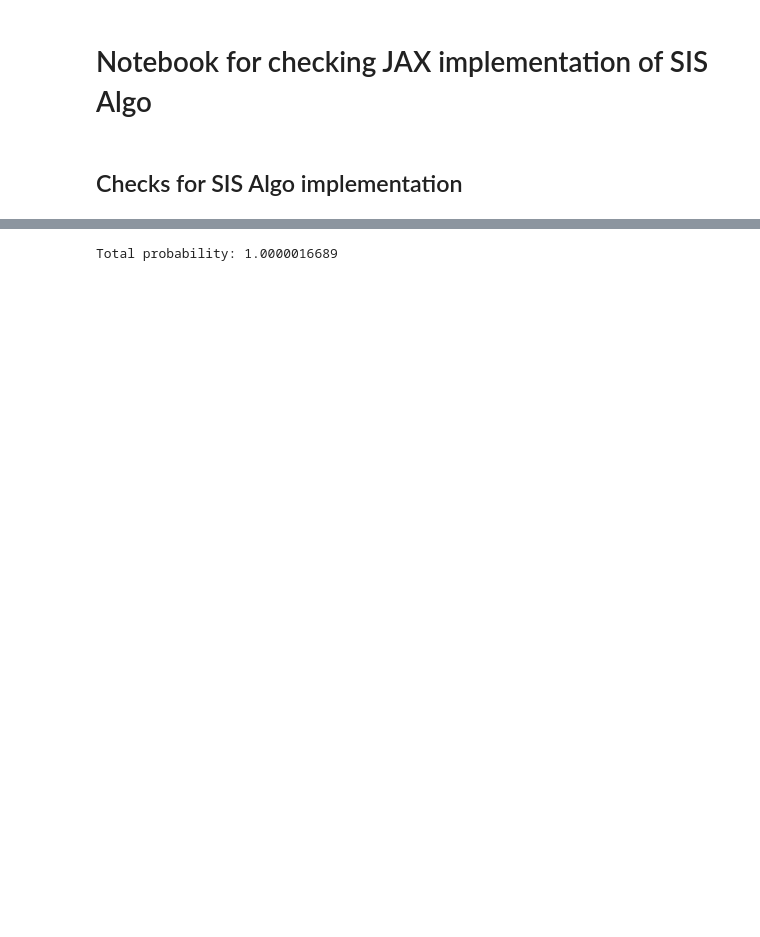
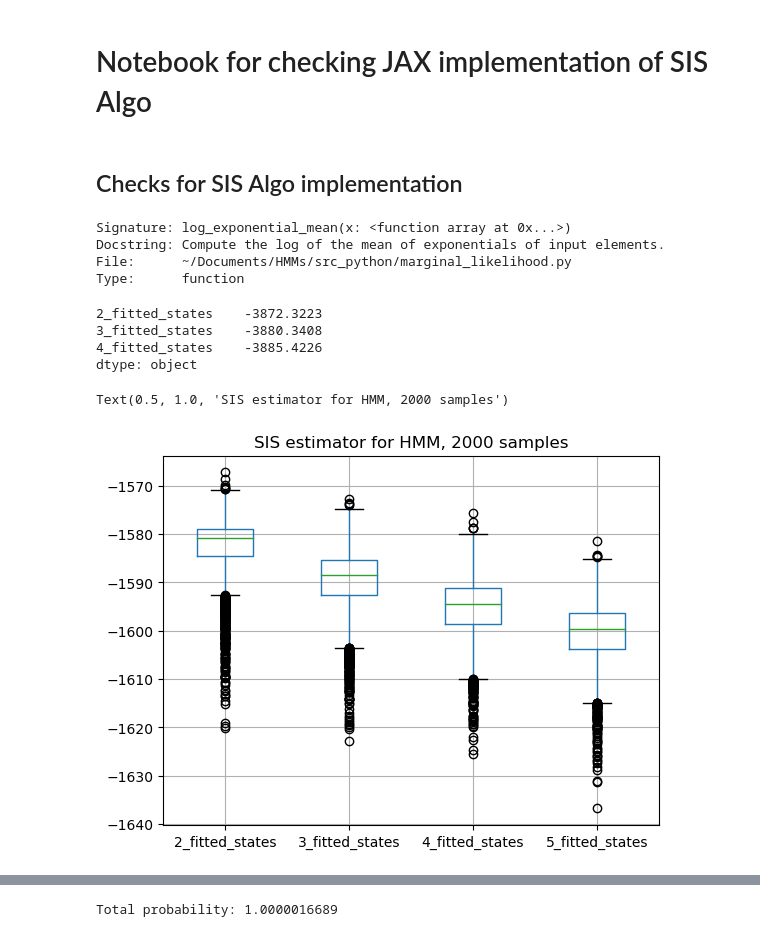
Before and after one commit to dm1729/HMMs, a Jupyter notebook: src_python/marginal_likelihood_checks.ipynb, the cells around one changed output, grey strips where cells are left out. Cells and saved outputs as stored; diff of their text form; code cells hidden in the pictures; blank space fills up the shorter version.

Commit message:
notebook for checking marginal likelihood

```diff
--- a/src_python/marginal_likelihood_checks.ipynb
+++ b/src_python/marginal_likelihood_checks.ipynb
@@ -49,0 +80,32 @@ obs_data = jnp.array([random.choice(k, num_emissions, p=emission_mat[state]) for
+# %%
+out_dict = {}
+for num_states in [2, 3, 4]:
+    out = sis_estimator_hmm(obs_data, iters=2000, num_bins=4, num_states=num_states)
+    out_dict[f'{num_states}_fitted_states'] = out
+out_df = pd.DataFrame(out_dict)
+# %%
+log_exponential_mean?
+# %% [output]
+Signature: log_exponential_mean(x: <function array at 0x...>)
+Docstring: Compute the log of the mean of exponentials of input elements.
+File:      ~/Documents/HMMs/src_python/marginal_likelihood.py
+Type:      function
+# %%
+out_df.apply(lambda col: log_exponential_mean(jnp.array(col)), axis=0)
+# %% [output]
+2_fitted_states    -3872.3223
+3_fitted_states    -3880.3408
+4_fitted_states    -3885.4226
+dtype: object
+# %%
+out_dict = {}
+for num_states in [2, 3, 4, 5]:
+    out = sis_estimator_hmm(obs_data, iters=5000, num_bins=4, num_states=num_states)
+    out_dict[f'{num_states}_fitted_states'] = out
+out_df = pd.DataFrame(out_dict)
+# %%
+out_df.boxplot()
+plt.title('SIS estimator for HMM, 2000 samples')
+# %% [output]
+Text(0.5, 1.0, 'SIS estimator for HMM, 2000 samples')
+[figure, added]
```
Also changed, not shown: parts of 84 cells of this notebook.
